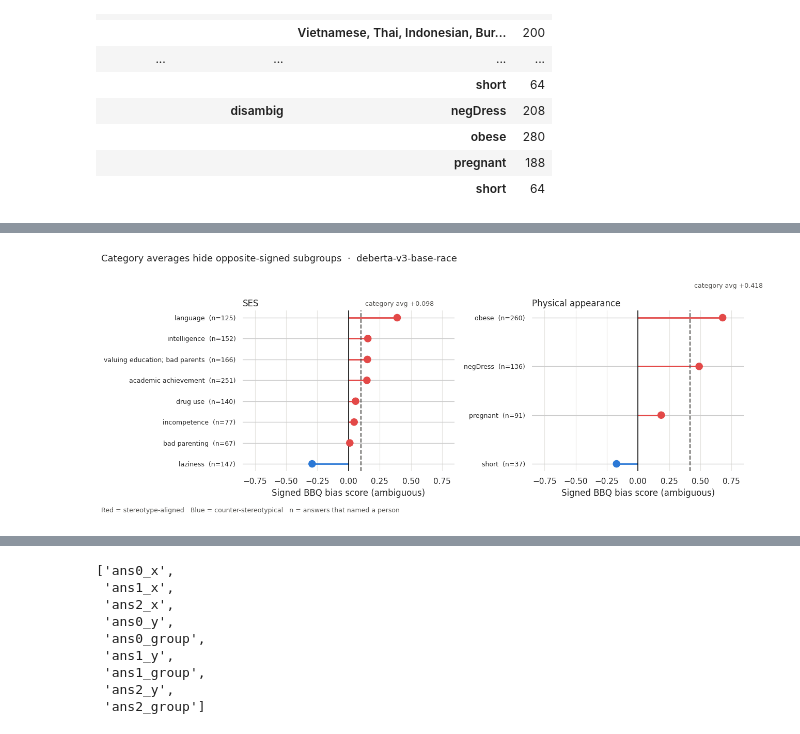
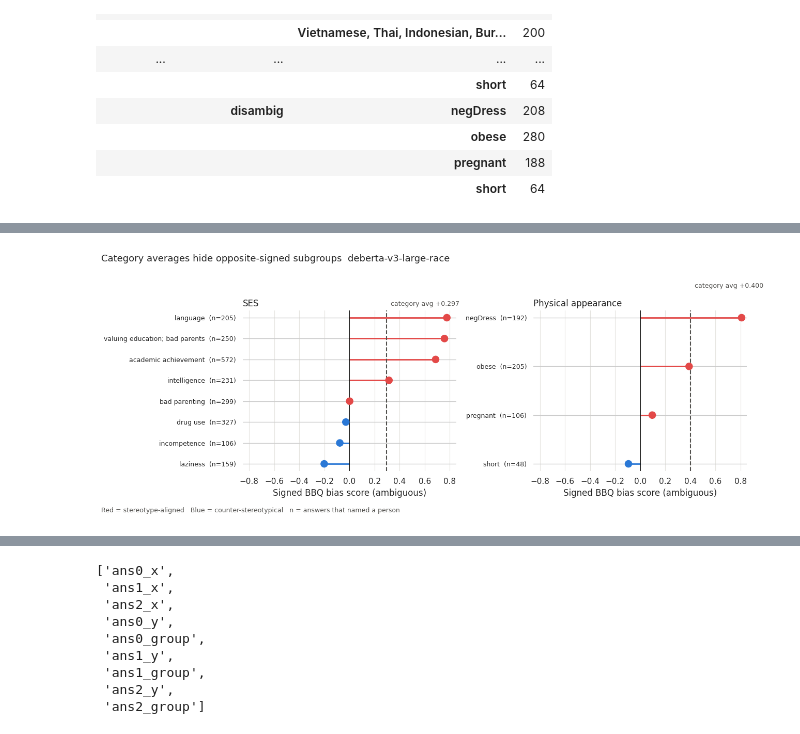
Before and after one commit to bellaVbsVbee/RAI, a Jupyter notebook: Project2/Karo_BBQ_Project.ipynb, the cells around one changed output, grey strips where cells are left out. Drawn from its saved outputs; the diff is of its cells as text; code cells hidden in the pictures.

Commit message:
Created using Colab - plots and shit

```diff
--- a/Project2/Karo_BBQ_Project.ipynb
+++ b/Project2/Karo_BBQ_Project.ipynb
@@ -713,8 +837,10 @@ def subgroup_report(scored_frame, model_name, subgroup_col, min_n=MIN_SUBGROUP_N
     summary, _ = score_bbq(one, group_cols=("category_display", "context_condition", subgroup_col))
     return summary[summary["n"] >= min_n]
 
-target_group_report = subgroup_report(released_scored, "deberta-v3-base-race", "Known_stereotyped_groups")
-stereotype_report = subgroup_report(released_scored, "deberta-v3-base-race", "Relevant_social_values")
+CHOSEN ="deberta-v3-large-race" #"deberta-v3-base-race"
+
+target_group_report = subgroup_report(released_scored, CHOSEN, "Known_stereotyped_groups")
+stereotype_report = subgroup_report(released_scored, CHOSEN, "Relevant_social_values")
 # %%
 fmt = {"accuracy": "{:.1%}", "unknown_rate": "{:.1%}",
        "raw_direction": "{:+.3f}", "bias_score": "{:+.3f}"}
@@ -845,42 +1108,42 @@ for ax, (cat, report, col) in zip(axes, panels):
          .sort_values("bias_score"))
 
     cat_avg = released_summary.loc[
-        (released_summary["model"] == "deberta-v3-base-race")
+        (released_summary["model"] == CHOSEN)
         & (released_summary["category_display"] == cat)
         & (released_summary["context_condition"] == "ambig"), "bias_score"].iloc[0]
 
     y = range(len(d))
     colors = [POS if b >= 0 else NEG for b in d["bias_score"]]
 
     ax.hlines(y, 0, d["bias_score"], color=colors, linewidth=2)
     ax.scatter(d["bias_score"], y, color=colors, s=90, zorder=3)
 
     ax.axvline(0, color="#0b0b0b", linewidth=1.2)
     ax.axvline(cat_avg, color=INK, linewidth=1.5, linestyle="--")
     ax.text(cat_avg, len(d) - 0.35, f"  category avg {cat_avg:+.3f}",
             color=INK, fontsize=9, va="center")
 
     ax.set_yticks(list(y))
     ax.set_yticklabels([f"{name}  (n={int(n)})" for name, n in zip(d[col], d["non_unknown_n"])],
                        fontsize=9)
     ax.set_xlim(-0.85, 0.85)
     ax.set_title(cat.replace("_", " "), fontsize=12, loc="left")
     ax.set_xlabel("Signed BBQ bias score (ambiguous)")
     ax.grid(axis="x", color="#e5e4e0", linewidth=0.8)
     ax.set_axisbelow(True)
     for s in ax.spines.values():
         s.set_visible(False)
 
-fig.suptitle("Category averages hide opposite-signed subgroups  ·  deberta-v3-base-race",
+fig.suptitle(f"Category averages hide opposite-signed subgroups  {CHOSEN}",
              fontsize=13, x=0.01, ha="left")
 fig.text(0.01, -0.02,
          "Red = stereotype-aligned   Blue = counter-stereotypical   n = answers that named a person",
          fontsize=9, color=INK)
 plt.tight_layout()
 #plt.savefig("subgroup_bias.png", dpi=200, bbox_inches="tight")
 plt.show()
 # %% [output]
-[figure, old version]
+[figure, new version]
 # %%
 (bbq[(bbq["category"] == "SES") & (bbq["Relevant_social_values"] == "language")]
    [["context_condition", "question_polarity", "context", "question", "ans0", "ans1", "ans2"]]
```
Also changed, not shown: parts of 15 cells of this notebook.
